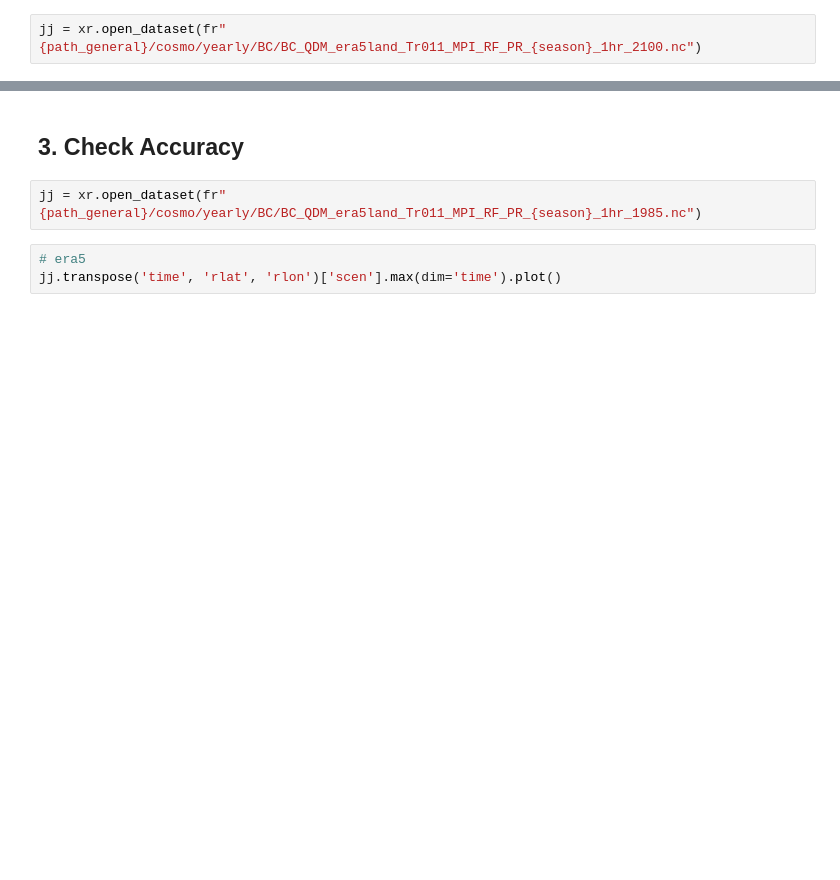
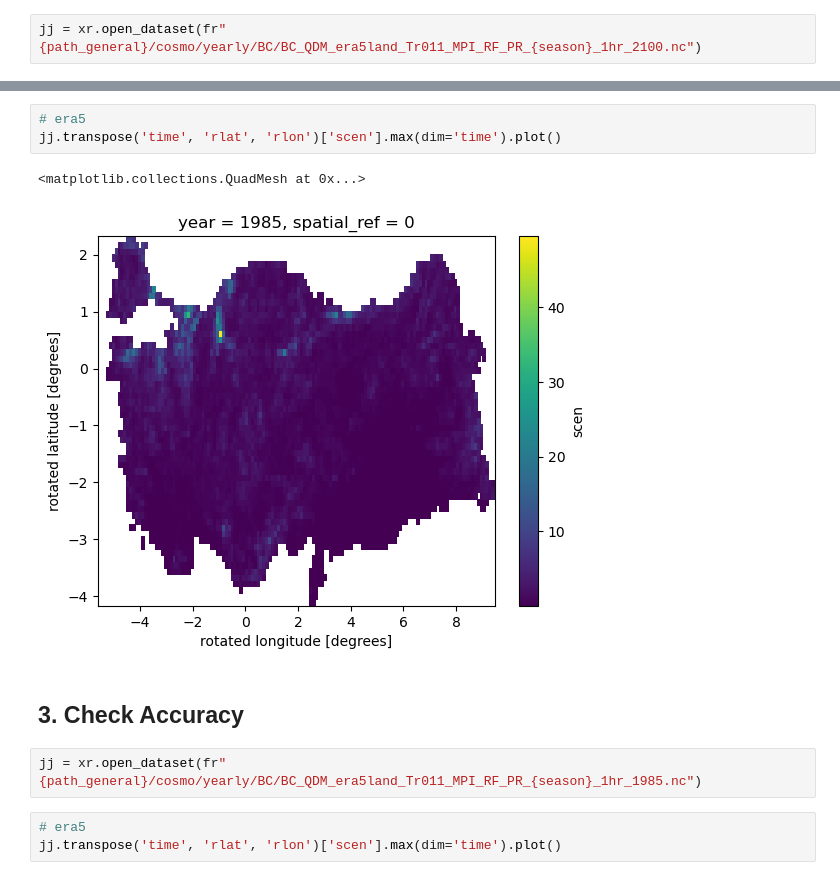
Before and after one commit to donmezkutay/msc-thesis-codes, a Jupyter notebook: bias_correction2_adjust_model.ipynb, the cells around one changed output, grey strips where cells are left out. Drawn from its saved outputs; the diff is of its cells as text; blank space fills up the shorter version.

```diff
--- a/bias_correction2_adjust_model.ipynb
+++ b/bias_correction2_adjust_model.ipynb
@@ -261,3 +264,9 @@ jj.transpose('time', 'rlat', 'rlon')['scen'].sum(dim='time').plot()
+# %%
+# era5
+jj.transpose('time', 'rlat', 'rlon')['scen'].max(dim='time').plot()
+# %% [output]
+<matplotlib.collections.QuadMesh at 0x...>
+[figure, added]
 # %% [markdown]
 ## 3. Check Accuracy
 # %%
```
Also changed, not shown: parts of 7 cells of this notebook, 7 other files.
